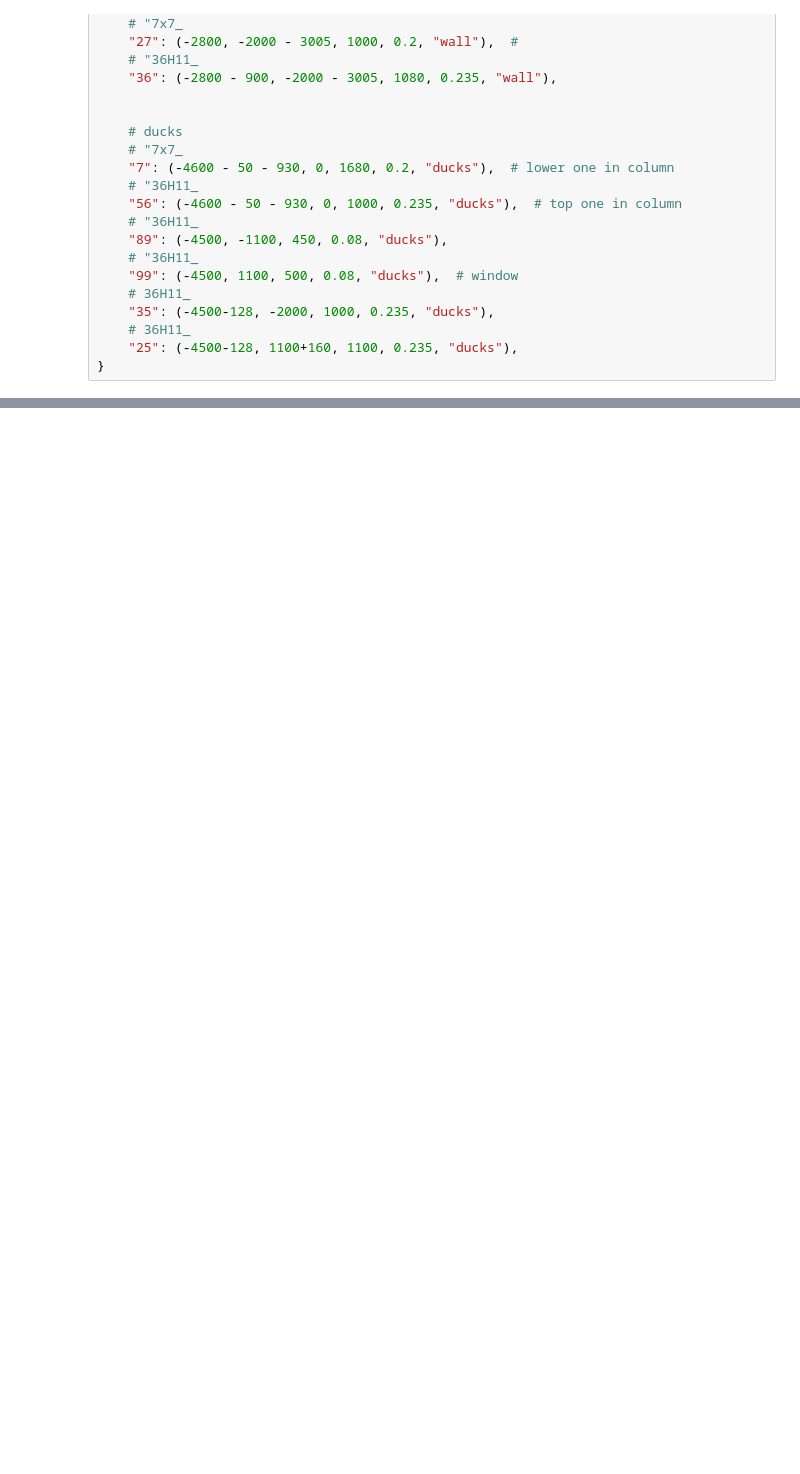
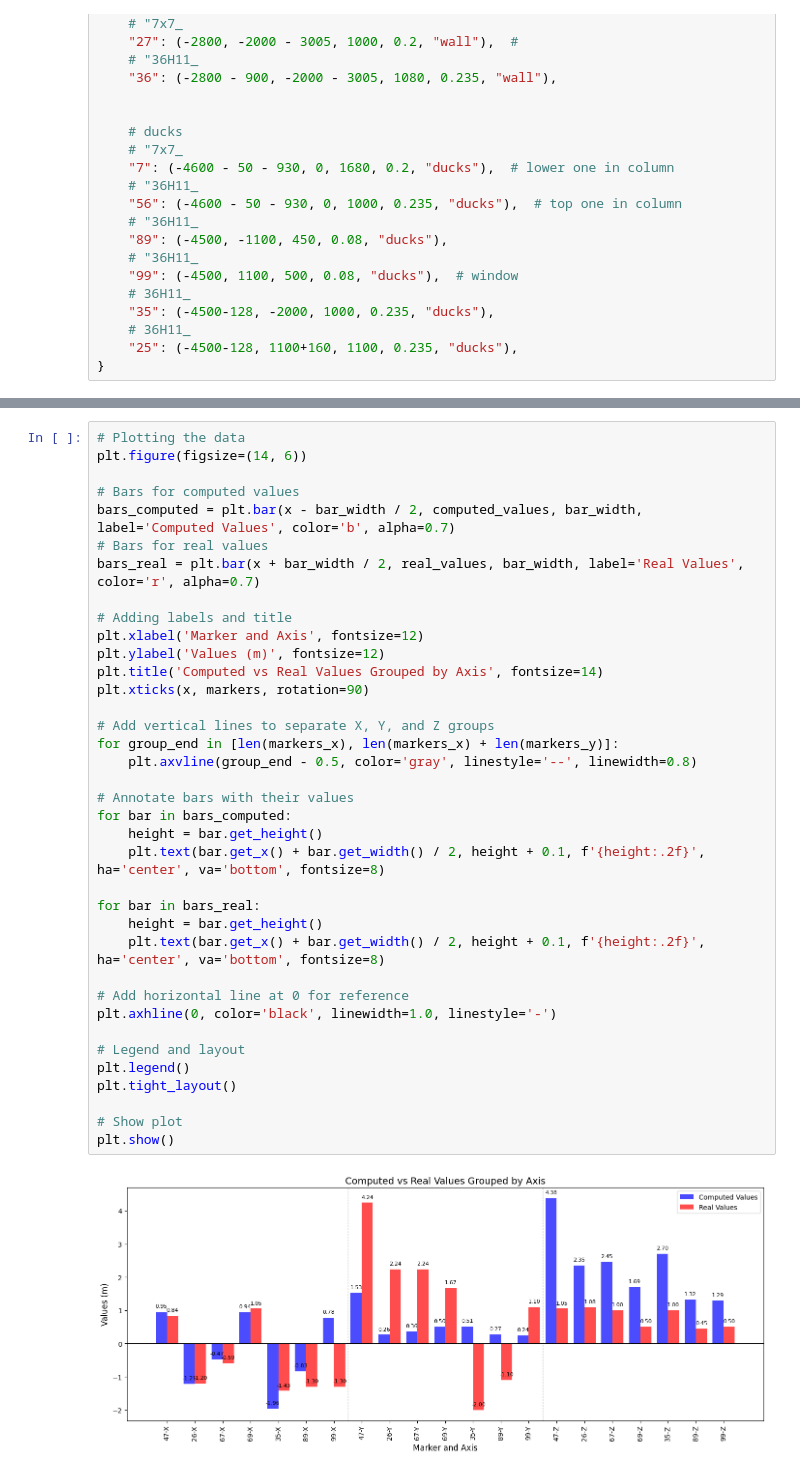
Before and after one commit to m-krastev/var_extensions, a Jupyter notebook: curling_pipeline/notebooks/localizationwithmarkers.ipynb, the cells around one changed output, grey strips where cells are left out. Drawn from its saved outputs; the diff is of its cells as text; blank space fills up the shorter version.

```diff
--- a/curling_pipeline/notebooks/localizationwithmarkers.ipynb
+++ b/curling_pipeline/notebooks/localizationwithmarkers.ipynb
@@ -516,0 +537,39 @@ Number of detected markers: 1
+# %%
+# Plotting the data
+plt.figure(figsize=(14, 6))
+
+# Bars for computed values
+bars_computed = plt.bar(x - bar_width / 2, computed_values, bar_width, label='Computed Values', color='b', alpha=0.7)
+# Bars for real values
+bars_real = plt.bar(x + bar_width / 2, real_values, bar_width, label='Real Values', color='r', alpha=0.7)
+
+# Adding labels and title
+plt.xlabel('Marker and Axis', fontsize=12)
+plt.ylabel('Values (m)', fontsize=12)
+plt.title('Computed vs Real Values Grouped by Axis', fontsize=14)
+plt.xticks(x, markers, rotation=90)
+
+# Add vertical lines to separate X, Y, and Z groups
+for group_end in [len(markers_x), len(markers_x) + len(markers_y)]:
+    plt.axvline(group_end - 0.5, color='gray', linestyle='--', linewidth=0.8)
+
+# Annotate bars with their values
+for bar in bars_computed:
+    height = bar.get_height()
+    plt.text(bar.get_x() + bar.get_width() / 2, height + 0.1, f'{height:.2f}', ha='center', va='bottom', fontsize=8)
+
+for bar in bars_real:
+    height = bar.get_height()
+    plt.text(bar.get_x() + bar.get_width() / 2, height + 0.1, f'{height:.2f}', ha='center', va='bottom', fontsize=8)
+
+# Add horizontal line at 0 for reference
+plt.axhline(0, color='black', linewidth=1.0, linestyle='-')
+
+# Legend and layout
+plt.legend()
+plt.tight_layout()
+
+# Show plot
+plt.show()
+# %% [output]
+[figure, added]
```
Also changed, not shown: parts of 7 cells of this notebook.
